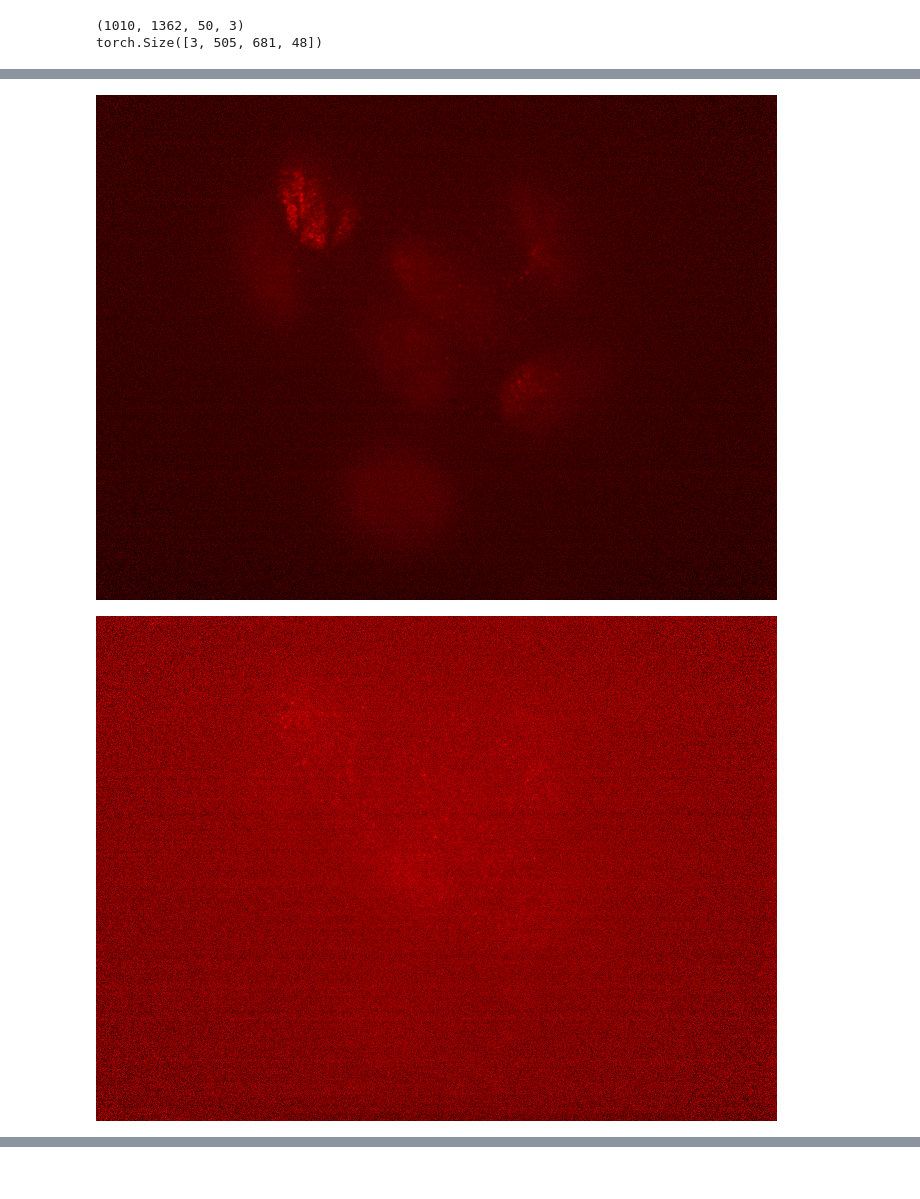
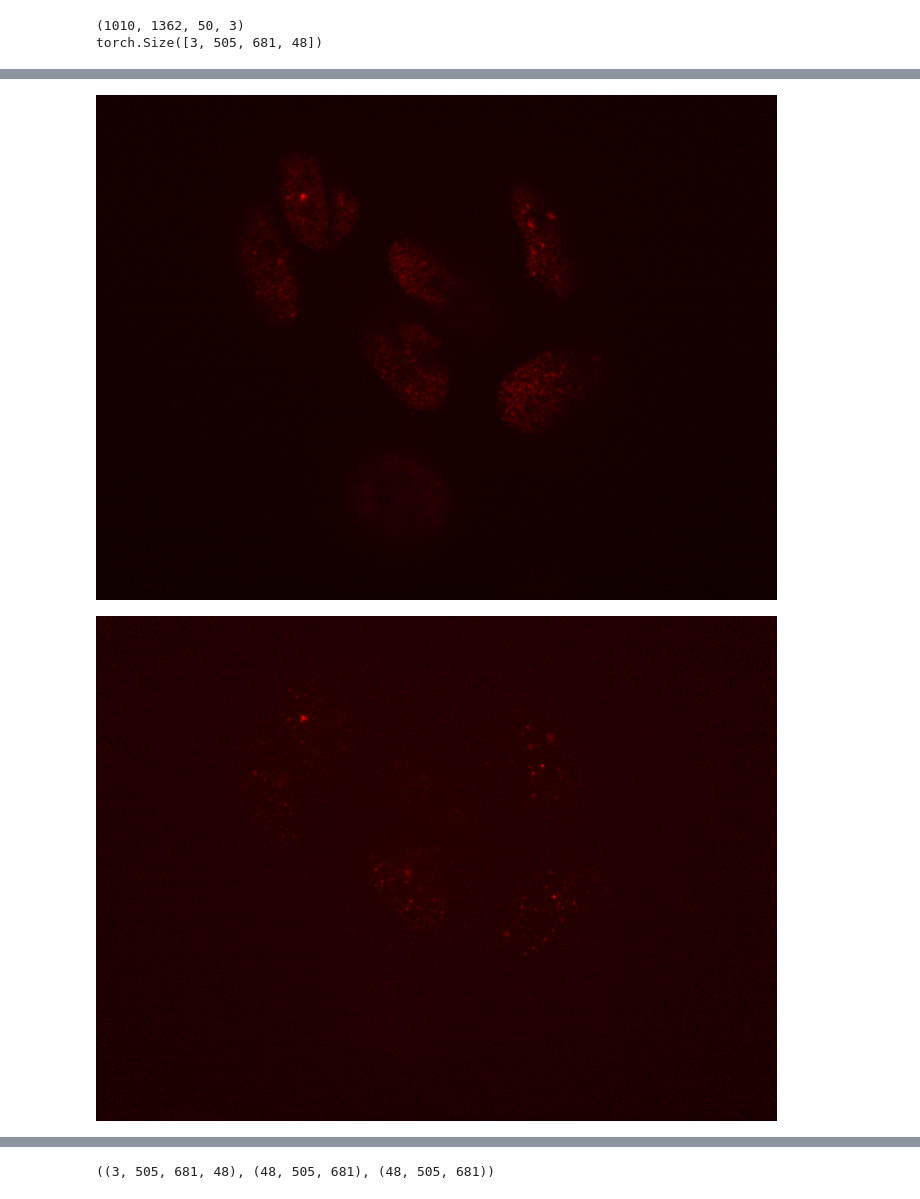
Before and after one commit to pSzyc/DeepFoci, a Jupyter notebook: python/foci_detection_training/example_prediction.ipynb, the cells around one changed output, grey strips where cells are left out. Drawn from its saved outputs; the diff is of its cells as text; code cells hidden in the pictures.

```diff
--- a/python/foci_detection_training/example_prediction.ipynb
+++ b/python/foci_detection_training/example_prediction.ipynb
@@ -133,7 +133,7 @@ def foci_mask(
 from itertools import product
 from IPython.display import Image, display
 
-slices = [10, 20, 30]
+slices = [15, 20, 25]
 channels = [0, 1]
 
 for slice_idx, channel in list(product(slices, channels)):
@@ -154,2 +154,2 @@ for slice_idx, channel in list(product(slices, channels)):
-[figure, old version]
+[figure, new version]
-[figure, old version]
+[figure, new version]
@@ -164,0 +187,4 @@ for slice_idx, channel in list(product(slices, channels)):
+# %%
+img.shape, masks[1].shape, masks[0].shape
+# %% [output]
+((3, 505, 681, 48), (48, 505, 681), (48, 505, 681))
```
Also changed, not shown: parts of 5 cells of this notebook.
